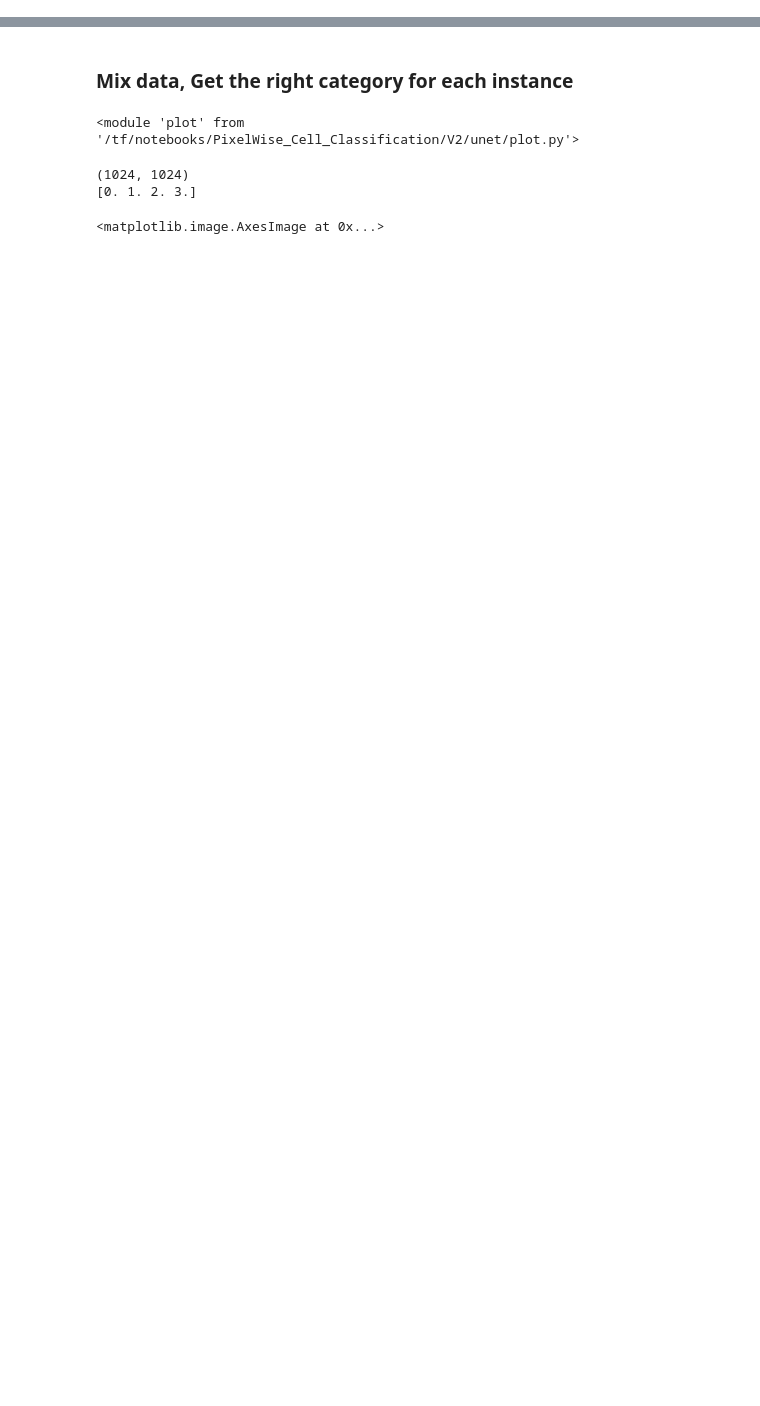
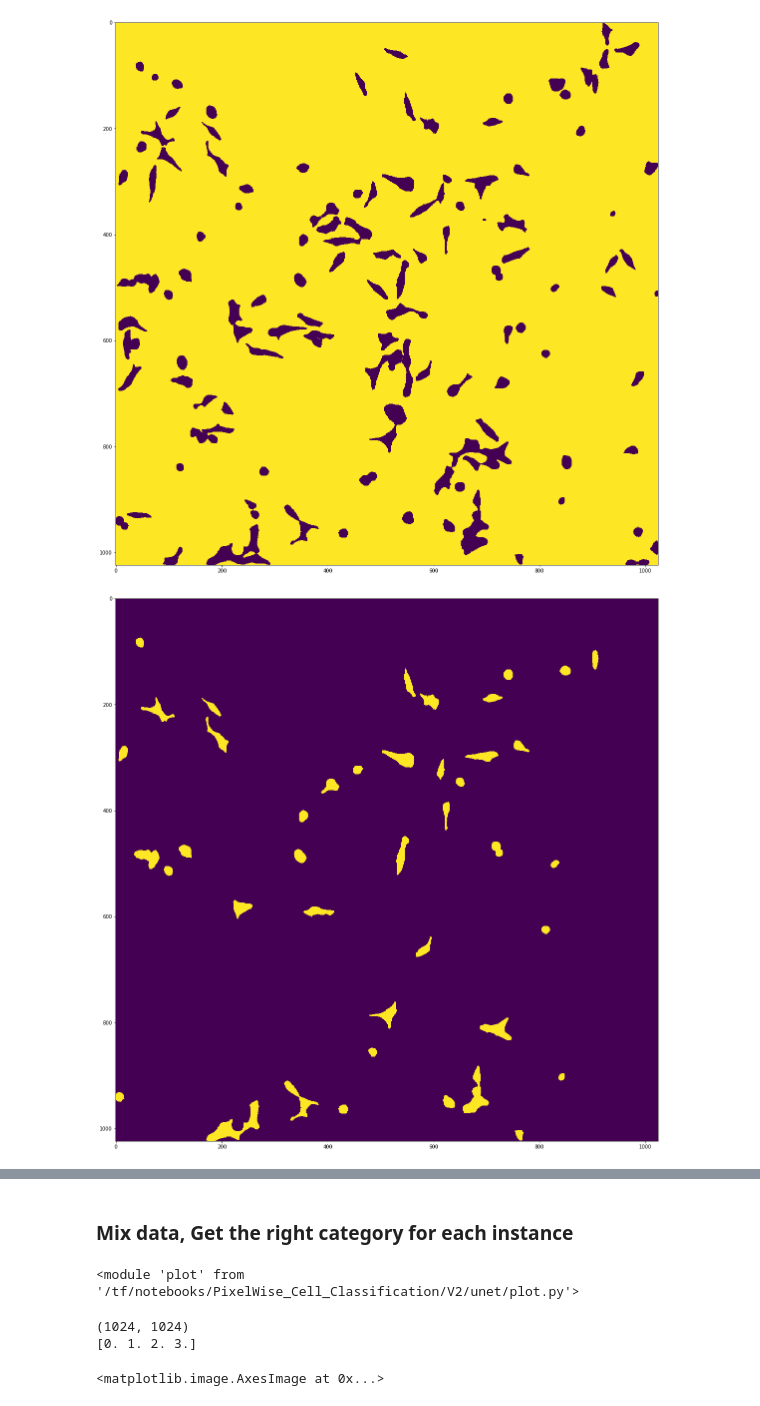
Before and after one commit to PreibischLab/PixelWise_Cell_Classification, a Jupyter notebook: V2/unet/3_Get the right category for each instance.ipynb, the cells around one changed output, grey strips where cells are left out. Cells and saved outputs as stored; diff of their text form; code cells hidden in the pictures; blank space fills up the shorter version.

```diff
--- a/V2/unet/3_Get the right category for each instance.ipynb
+++ b/V2/unet/3_Get the right category for each instance.ipynb
@@ -36,0 +58,21 @@ plt.show()
+# %%
+plt.figure(figsize = (20,20))
+plt.imshow(gt[:,:,0])
+plt.show()
+plt.figure(figsize = (20,20))
+plt.imshow(gt[:,:,1])
+plt.show()
+plt.figure(figsize = (20,20))
+plt.imshow(gt[:,:,2])
+plt.show()
+plt.figure(figsize = (20,20))
+plt.imshow(gt[:,:,3])
+plt.show()
+
+plt.figure(figsize = (20,20))
+max_gt = gt.argmax(axis=2)
+plt.imshow(max_gt)
+plt.show()
+# %% [output]
+[figure, added]
+[figure, added]
```
Also changed, not shown: parts of 24 cells of this notebook, 14 other files.
